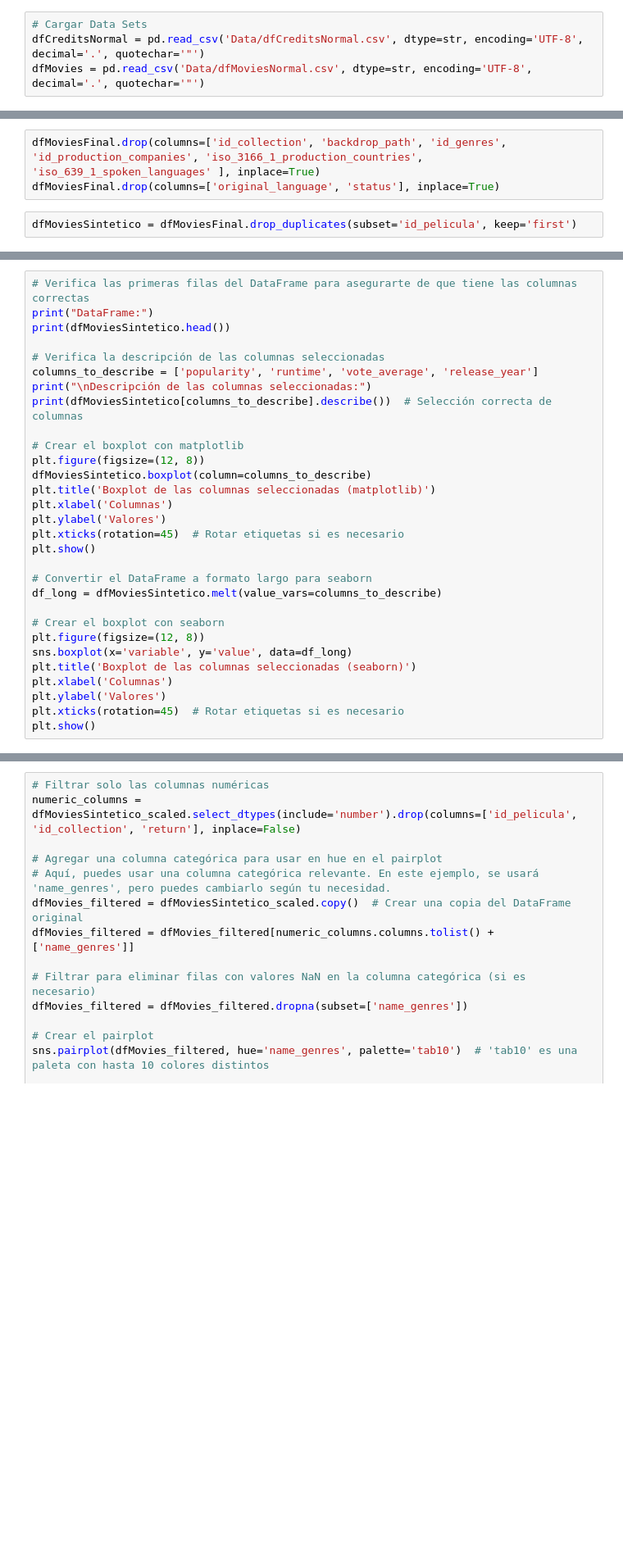
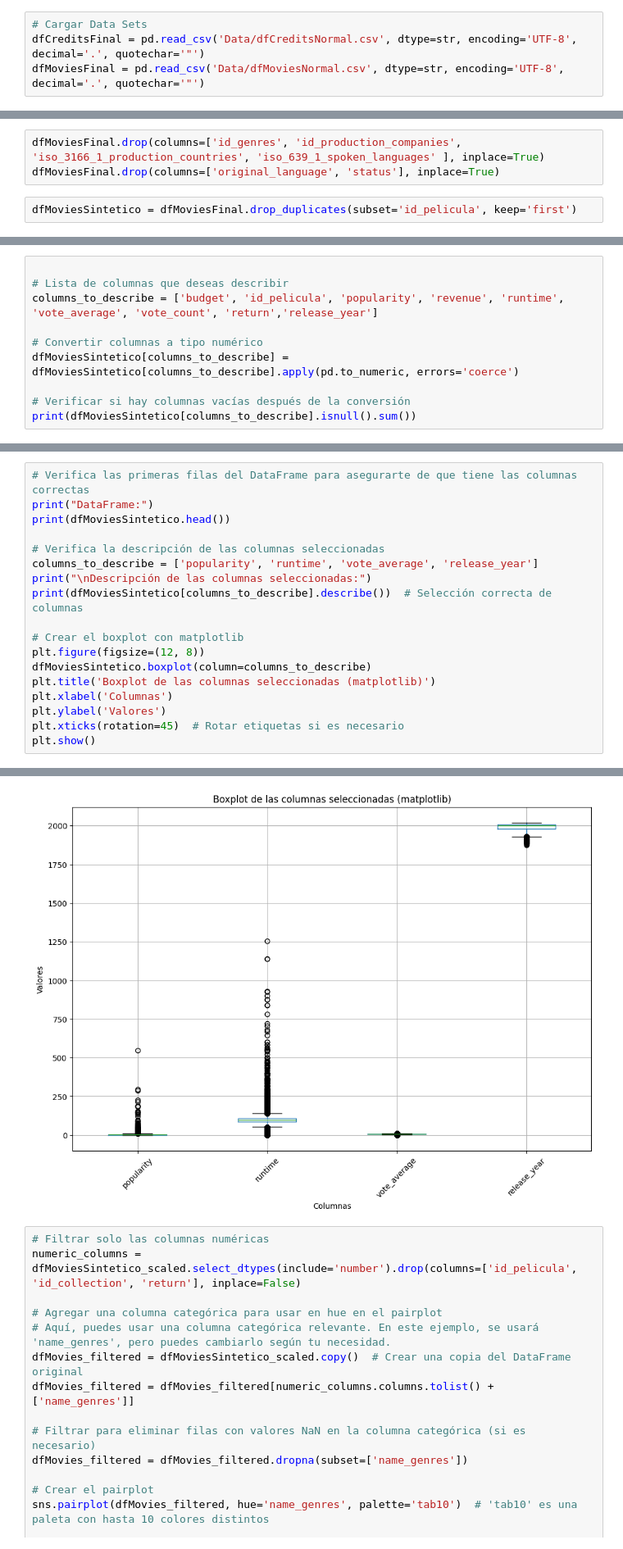
Before and after one commit to moralespbl/MoralesPI_01, a Jupyter notebook: EDA.ipynb, the cells around one changed output, grey strips where cells are left out. Shown: that part at 82% size. Saved outputs shown, nothing was run; the diff lists cells and outputs as text; blank space fills up the shorter version.

```diff
--- a/EDA.ipynb
+++ b/EDA.ipynb
@@ -7,6 +7,6 @@ from sklearn.preprocessing import MinMaxScaler, LabelBinarizer
 import ast
 # %%
 # Cargar Data Sets
-dfCreditsNormal = pd.read_csv('Data/dfCreditsNormal.csv', dtype=str, encoding='UTF-8', decimal='.', quotechar='"')
-dfMovies = pd.read_csv('Data/dfMoviesNormal.csv', dtype=str, encoding='UTF-8', decimal='.', quotechar='"')
+dfCreditsFinal = pd.read_csv('Data/dfCreditsNormal.csv', dtype=str, encoding='UTF-8', decimal='.', quotechar='"')
+dfMoviesFinal = pd.read_csv('Data/dfMoviesNormal.csv', dtype=str, encoding='UTF-8', decimal='.', quotechar='"')
 # %%
@@ -14,5 +14,5 @@ dfCreditsNormal.drop(columns=['profile_path_cast', 'id_crew', 'cast_id_cast'], i
 # %%
-dfMoviesFinal.drop(columns=['id_collection', 'backdrop_path', 'id_genres', 'id_production_companies', 'iso_3166_1_production_countries', 'iso_639_1_spoken_languages' ], inplace=True)
+dfMoviesFinal.drop(columns=['id_genres', 'id_production_companies', 'iso_3166_1_production_countries', 'iso_639_1_spoken_languages' ], inplace=True)
 dfMoviesFinal.drop(columns=['original_language', 'status'], inplace=True)
 # %%
 dfMoviesSintetico = dfMoviesFinal.drop_duplicates(subset='id_pelicula', keep='first')
@@ -20,0 +57,10 @@ dfMoviesSintetico
+# %%
+
+# Lista de columnas que deseas describir
+columns_to_describe = ['budget', 'id_pelicula', 'popularity', 'revenue', 'runtime', 'vote_average', 'vote_count', 'return','release_year']
+
+# Convertir columnas a tipo numérico
+dfMoviesSintetico[columns_to_describe] = dfMoviesSintetico[columns_to_describe].apply(pd.to_numeric, errors='coerce')
+
+# Verificar si hay columnas vacías después de la conversión
+print(dfMoviesSintetico[columns_to_describe].isnull().sum())
@@ -36,15 +102,4 @@ plt.xlabel('Columnas')
 plt.ylabel('Valores')
 plt.xticks(rotation=45)  # Rotar etiquetas si es necesario
 plt.show()
-
-# Convertir el DataFrame a formato largo para seaborn
-df_long = dfMoviesSintetico.melt(value_vars=columns_to_describe)
-
-# Crear el boxplot con seaborn
-plt.figure(figsize=(12, 8))
-sns.boxplot(x='variable', y='value', data=df_long)
-plt.title('Boxplot de las columnas seleccionadas (seaborn)')
-plt.xlabel('Columnas')
-plt.ylabel('Valores')
-plt.xticks(rotation=45)  # Rotar etiquetas si es necesario
-plt.show()
+# %% [output]
@@ -51,3 +123,4 @@ plt.show()
+[figure, added]
 # %%
 # Filtrar solo las columnas numéricas
 numeric_columns = dfMoviesSintetico_scaled.select_dtypes(include='number').drop(columns=['id_pelicula', 'id_collection', 'return'], inplace=False)
```
Also changed, not shown: parts of 6 cells of this notebook, 5 other files.
